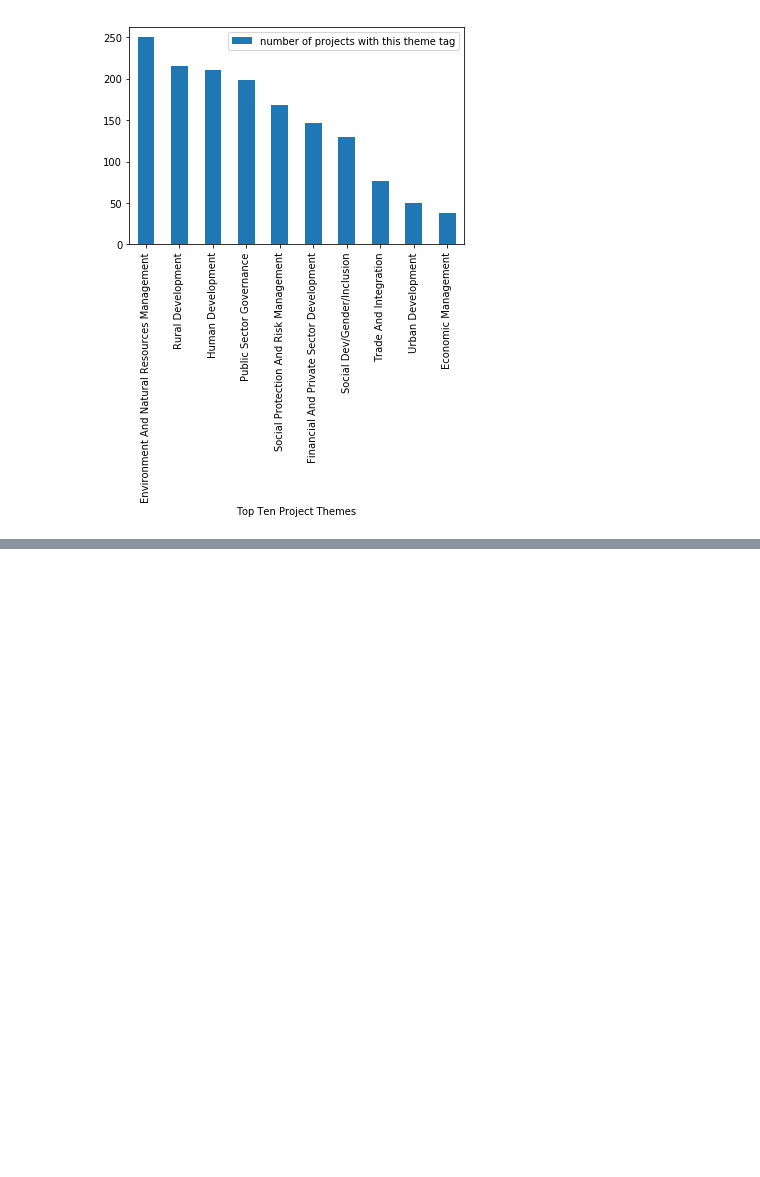
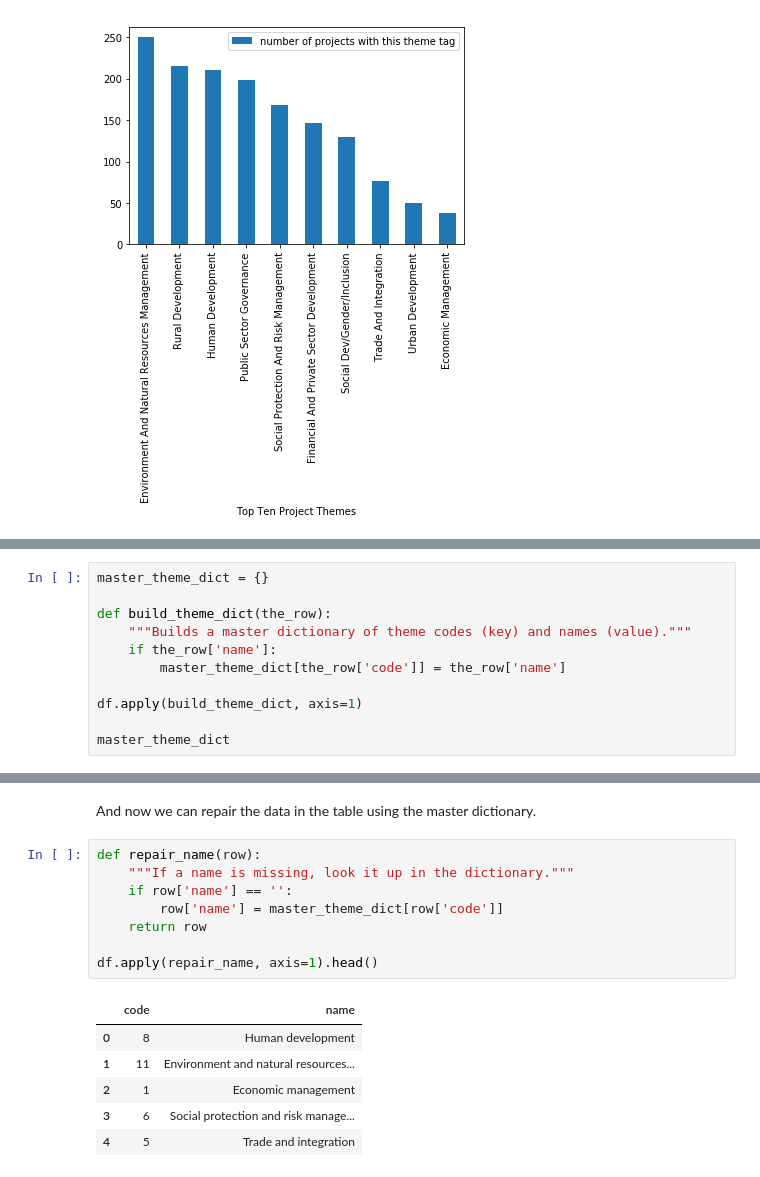
Before and after one commit to jefftrevino/Springboard, a Jupyter notebook: data_wrangling_json/trevino_json_exercise.ipynb, the cells around one changed output, grey strips where cells are left out. Saved outputs shown, nothing was run; the diff lists cells and outputs as text; blank space fills up the shorter version.

```diff
--- a/data_wrangling_json/trevino_json_exercise.ipynb
+++ b/data_wrangling_json/trevino_json_exercise.ipynb
@@ -155,0 +193,11 @@ counter_frame.plot(kind='bar')
+# %%
+master_theme_dict = {}
+
+def build_theme_dict(the_row):
+    """Builds a master dictionary of theme codes (key) and names (value)."""
+    if the_row['name']:
+        master_theme_dict[the_row['code']] = the_row['name']
+
+df.apply(build_theme_dict, axis=1)
+
+master_theme_dict
@@ -155,0 +216,17 @@ counter_frame.plot(kind='bar')
+# %% [markdown]
+And now we can repair the data in the table using the master dictionary.
+# %%
+def repair_name(row):
+    """If a name is missing, look it up in the dictionary."""
+    if row['name'] == '':
+        row['name'] = master_theme_dict[row['code']]
+    return row
+
+df.apply(repair_name, axis=1).head()
+# %% [output]
+|  | code | name |
+| 0 | 8 | Human development |
+| 1 | 11 | Environment and natural resources... |
+| 2 | 1 | Economic management |
+| 3 | 6 | Social protection and risk manage... |
+| 4 | 5 | Trade and integration |
```
Also changed, not shown: parts of 19 cells of this notebook.
